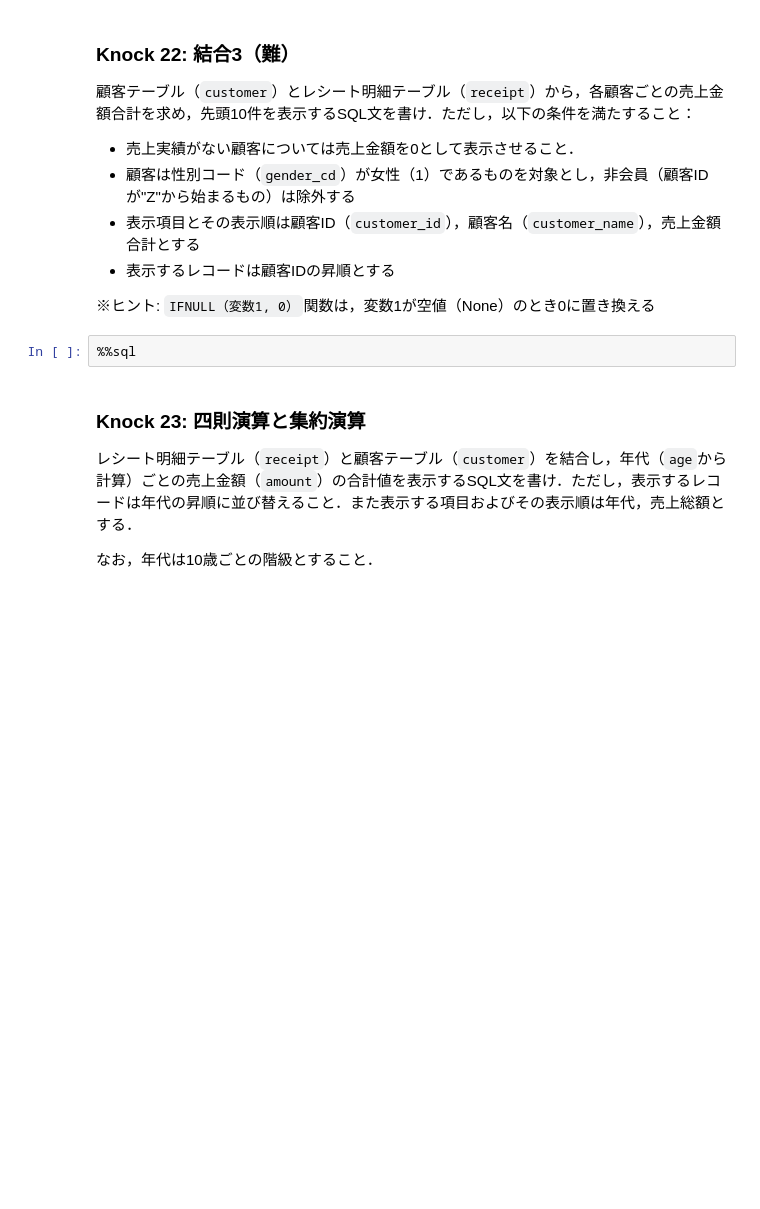
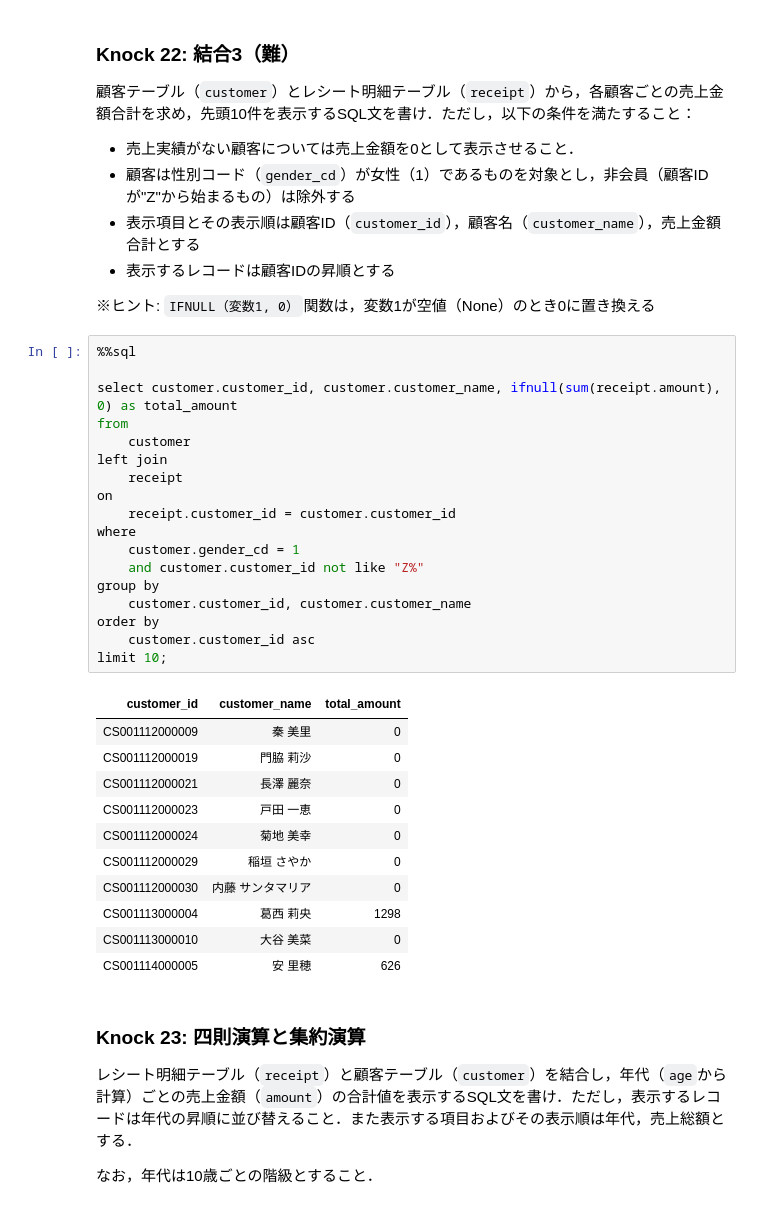
Before and after one commit to daihira078-eng/-, a Jupyter notebook: content/assignment/sql.ipynb, the cells around one changed output. Drawn from its saved outputs; the diff is of its cells as text; blank space fills up the shorter version.

```diff
--- a/content/assignment/sql.ipynb
+++ b/content/assignment/sql.ipynb
@@ -606,8 +595,36 @@ Truncated to displaylimit of 10.
 - 表示するレコードは顧客IDの昇順とする
 
 ※ヒント: `IFNULL（変数1, 0）`関数は，変数1が空値（None）のとき0に置き換える
-# %%
-%%sql
+# %%
+%%sql
+
+select customer.customer_id, customer.customer_name, ifnull(sum(receipt.amount), 0) as total_amount
+from
+    customer
+left join
+    receipt
+on
+    receipt.customer_id = customer.customer_id
+where
+    customer.gender_cd = 1
+    and customer.customer_id not like "Z%"
+group by
+    customer.customer_id, customer.customer_name
+order by
+    customer.customer_id asc
+limit 10;
+# %% [output]
+| customer_id | customer_name | total_amount |
+| CS001112000009 | 秦 美里 | 0 |
+| CS001112000019 | 門脇 莉沙 | 0 |
+| CS001112000021 | 長澤 麗奈 | 0 |
+| CS001112000023 | 戸田 一恵 | 0 |
+| CS001112000024 | 菊地 美幸 | 0 |
+| CS001112000029 | 稲垣 さやか | 0 |
+| CS001112000030 | 内藤 サンタマリア | 0 |
+| CS001113000004 | 葛西 莉央 | 1298 |
+| CS001113000010 | 大谷 美菜 | 0 |
+| CS001114000005 | 安 里穂 | 626 |
 # %% [markdown]
 ### Knock 23: 四則演算と集約演算
 レシート明細テーブル（`receipt`）と顧客テーブル（`customer`）を結合し，年代（`age`から計算）ごとの売上金額（`amount`）の合計値を表示するSQL文を書け．ただし，表示するレコードは年代の昇順に並び替えること．また表示する項目およびその表示順は年代，売上総額とする．
```
Also changed, not shown: parts of 20 cells of this notebook.
